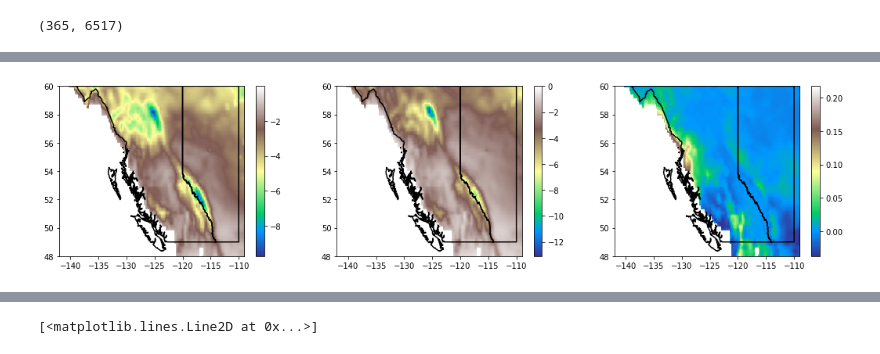
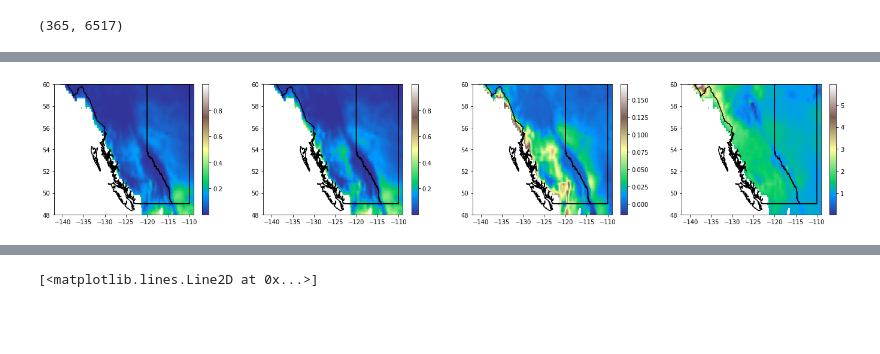
Before and after one commit to andersonsam/cnn_lstm_interpret, a Jupyter notebook: sine_sensitivity.ipynb, the cells around one changed output, grey strips where cells are left out. Drawn from its saved outputs; the diff is of its cells as text; code cells hidden in the pictures; blank space fills up the shorter version.

```diff
--- a/sine_sensitivity.ipynb
+++ b/sine_sensitivity.ipynb
@@ -1567,7 +1663,7 @@ kk = 0
 for var, ax in zip(vars, axes.flatten()):
   var_mask = np.copy(var)
   var_mask[mask] = np.nan
-  im = ax.imshow(var_mask.reshape(Nlat,Nlon), aspect = 'auto', extent = extentERA, vmin = vmin[kk], vmax = vmax[kk])
+  im = ax.imshow(var_mask.reshape(Nlat,Nlon), aspect = 'auto', extent = extentERA, vmin = vmin[kk], vmax = vmax[kk], cmap = 'terrain')
   plot_prov_ax(['BC','AB'], ax)
   ax.set_ylim((np.min(eraLat), np.max(eraLat)))
   plt.colorbar(im,ax = ax)
@@ -1670 +1758,16 @@ plt.hist(Tmean_seasonal_yearly[DJF_inds][:,pixel,:].flatten(), alpha = 0.3)
+# %%
+a = np.argsort(np.abs(pd.Series(Tmean_seasonal_northern).rolling(window = 7, min_periods = 1).mean().values - 273.15))
+melt_ind = np.min(a[np.argwhere(a[:5]<150)])
+freeze_ind = np.min(a[np.argwhere(a[:5]>150)])
+accumulation_inds_northern = np.hstack([np.arange(freeze_ind,365), np.arange(0,melt_ind)])
+
+a = np.argsort(np.abs(pd.Series(Tmean_seasonal_central).rolling(window = 7, min_periods = 1).mean().values - 273.15))
+melt_ind = np.min(a[np.argwhere(a[:5]<150)])
+freeze_ind = np.min(a[np.argwhere(a[:5]>150)])
+accumulation_inds_central = np.hstack([np.arange(freeze_ind,365), np.arange(0,melt_ind)])
+
+a = np.argsort(np.abs(pd.Series(Tmean_seasonal_southern).rolling(window = 7, min_periods = 1).mean().values - 273.15))
+melt_ind = np.min(a[np.argwhere(a[:5]<150)])
+freeze_ind = np.min(a[np.argwhere(a[:5]>150)])
+accumulation_inds_southern = np.hstack([np.arange(freeze_ind,365), np.arange(0,melt_ind)])
 # %%
@@ -1686,17 +1792,20 @@ plt.plot([273,273],[0,0.2],'k--')
 x = np.arange(220,300, 0.5)
 
 pixel = northern_inds
-kde = st.gaussian_kde(Tmean_seasonal_yearly[DJF_inds][:,pixel,:].flatten())
+# kde = st.gaussian_kde(Tmean_seasonal_yearly[DJF_inds][:,pixel,:].flatten())
+kde = st.gaussian_kde(Tmean_seasonal_yearly[accumulation_inds_northern][:,pixel,:].flatten())
 kde_northern = kde(x)
 kde_northern /= np.sum(kde_northern)
 
 pixel = central_inds
-kde = st.gaussian_kde(Tmean_seasonal_yearly[DJF_inds][:,pixel,:].flatten())
+# kde = st.gaussian_kde(Tmean_seasonal_yearly[DJF_inds][:,pixel,:].flatten())
+kde = st.gaussian_kde(Tmean_seasonal_yearly[accumulation_inds_central][:,pixel,:].flatten())
 kde_central = kde(x)
 kde_central /= np.sum(kde_central)
 
 pixel = southern_inds
-kde = st.gaussian_kde(Tmean_seasonal_yearly[DJF_inds][:,pixel,:].flatten())
+# kde = st.gaussian_kde(Tmean_seasonal_yearly[DJF_inds][:,pixel,:].flatten())
+kde = st.gaussian_kde(Tmean_seasonal_yearly[accumulation_inds_southern][:,pixel,:].flatten())
 kde_southern = kde(x)
 kde_southern /= np.sum(kde_southern)
 # %%
@@ -1775,6 +1885,7 @@ for pixel in range(Npx):
 0.966702470461869
 # %%
 dprob_melt = prob_melt_late_px - prob_melt_early_px
+prob_melt_factor = prob_melt_late_px / prob_melt_early_px
 # %%
 labels_px = np.zeros(Npx)
 labels_px[central_inds] = 1
@@ -1801,26 +1895,26 @@ plt.plot(dprob_melt)
 # %%
-vars = [np.log(prob_melt_early_px), np.log(prob_melt_late_px), dprob_melt]#prob_freeze_px]#, zmedian[:,1], dzmedian_dT0_px, dDsnow_dT0_px]
+vars = [prob_melt_early_px, prob_melt_late_px, dprob_melt, prob_melt_factor]#prob_freeze_px]#, zmedian[:,1], dzmedian_dT0_px, dDsnow_dT0_px]
 vmin = [np.nanmin(var) for var in vars]
 vmax = [np.nanmax(var) for var in vars]
 # vmax[0] = 0.3
 # vmin[1] = 0.5
 
 
 nrows = 1
 ncols = int(np.ceil(len(vars)/nrows))
 fig, axes = plt.subplots(nrows = nrows, ncols = ncols, figsize = (6*ncols, 4*nrows))
 
 kk = 0
 for var, ax in zip(vars, axes.flatten()):
   var_mask = np.copy(var)
   var_mask[mask] = np.nan
   im = ax.imshow(var_mask.reshape(Nlat,Nlon), aspect = 'auto', extent = extentERA, vmin = vmin[kk], vmax = vmax[kk], cmap = 'terrain')
   plot_prov_ax(['BC','AB'], ax)
   ax.set_ylim((np.min(eraLat), np.max(eraLat)))
   plt.colorbar(im,ax = ax)
   kk+=1
 # %% [output]
-[figure, old version]
+[figure, new version]
 # %%
 # plt.scatter(prob_melt_early_px, dprob_melt, alpha = 0.1)
 plt.scatter(prob_melt_early_px, prob_melt_late_px, alpha = 0.1)
```
Also changed, not shown: parts of 37 cells of this notebook.
